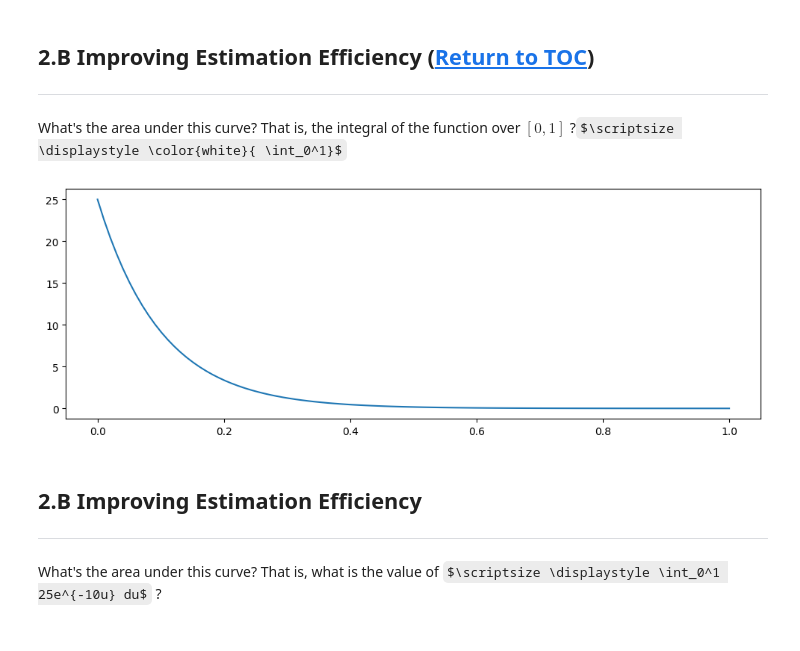
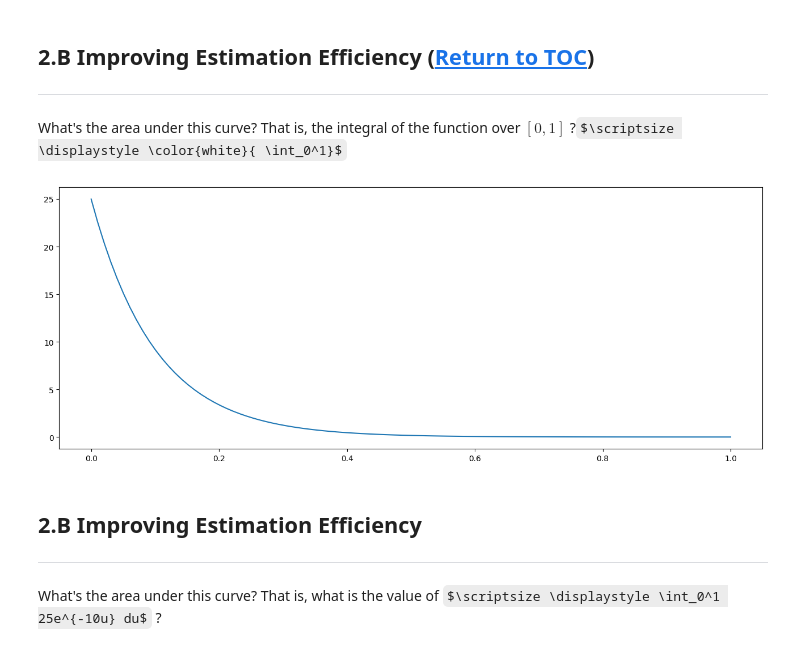
Before and after one commit to pointOfive/STA410_W24_StatisticalComputation, a Jupyter notebook: Week2/STA410_W24_Week2_Lecture_Estimation.ipynb, the cells around one changed output. Cells and saved outputs as stored; diff of their text form; code cells hidden in the pictures; some formulas as TeX source.

```diff
--- a/Week2/STA410_W24_Week2_Lecture_Estimation.ipynb
+++ b/Week2/STA410_W24_Week2_Lecture_Estimation.ipynb
@@ -117,9 +143,9 @@ $$\bar Y_n \sim N\left(E[Y_i] = \int_a^b \!\!\!\! f(u)  du ,\frac{Var[Y]}{n} \ri
 What's the area under this curve? That is, the integral of the function over $[0,1]$ ?$\scriptsize \displaystyle \color{white}{ \int_0^1}$<!--${\rm I\!R}^+$?-->
 # %%
 import numpy as np; import matplotlib.pyplot as plt
-x=np.linspace(0,1,100); plt.figure(figsize=(12,4)); plt.plot(x, 25*np.exp(-10*x));
+x=np.linspace(0,1,100); plt.figure(figsize=(16,6)); plt.plot(x, 25*np.exp(-10*x));
 # %% [output]
-[figure, old version]
+[figure, new version]
 # %% [markdown]
 
 ## 2.B Improving Estimation Efficiency
```
Also changed, not shown: parts of 62 cells of this notebook.
